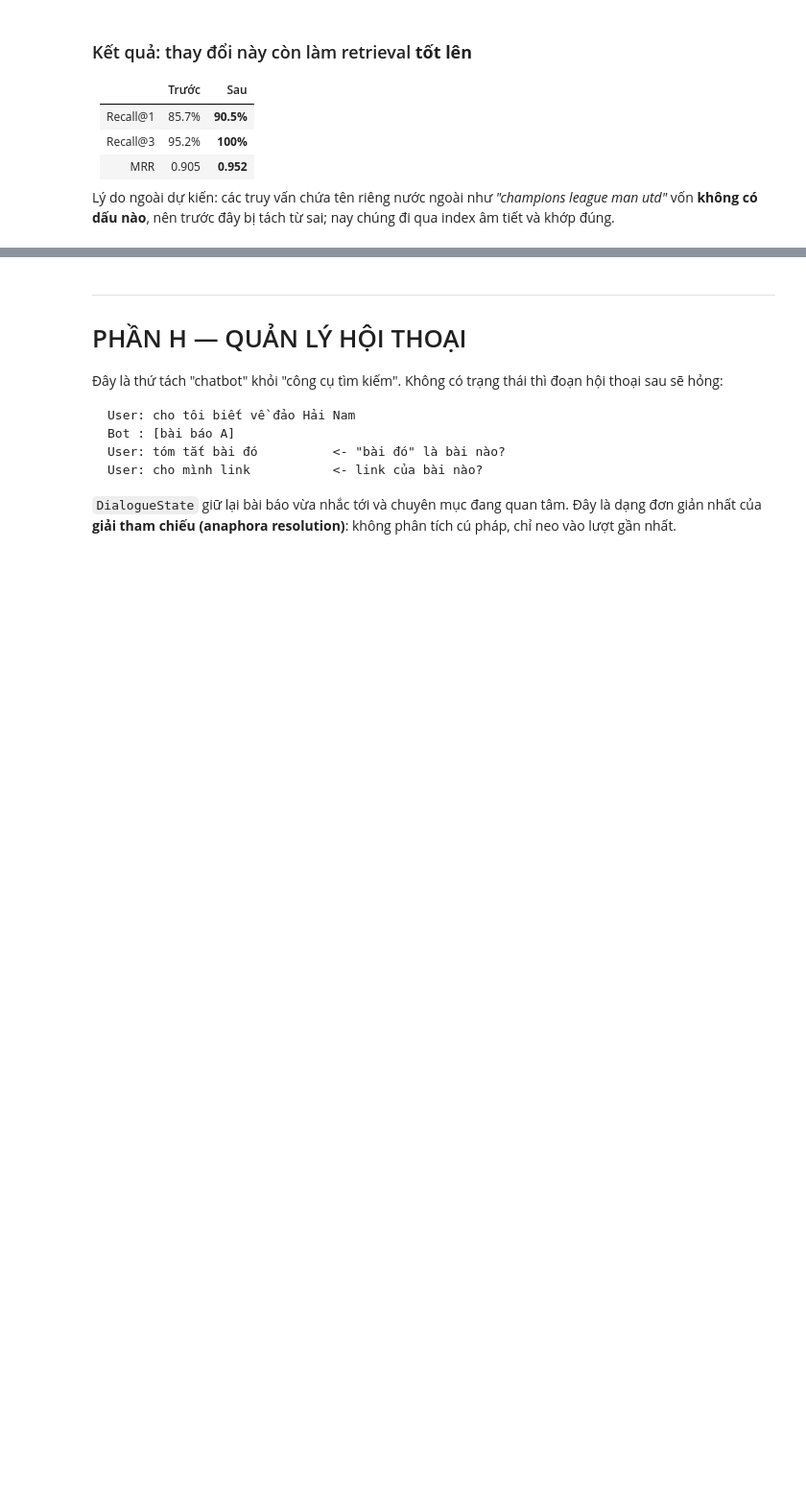
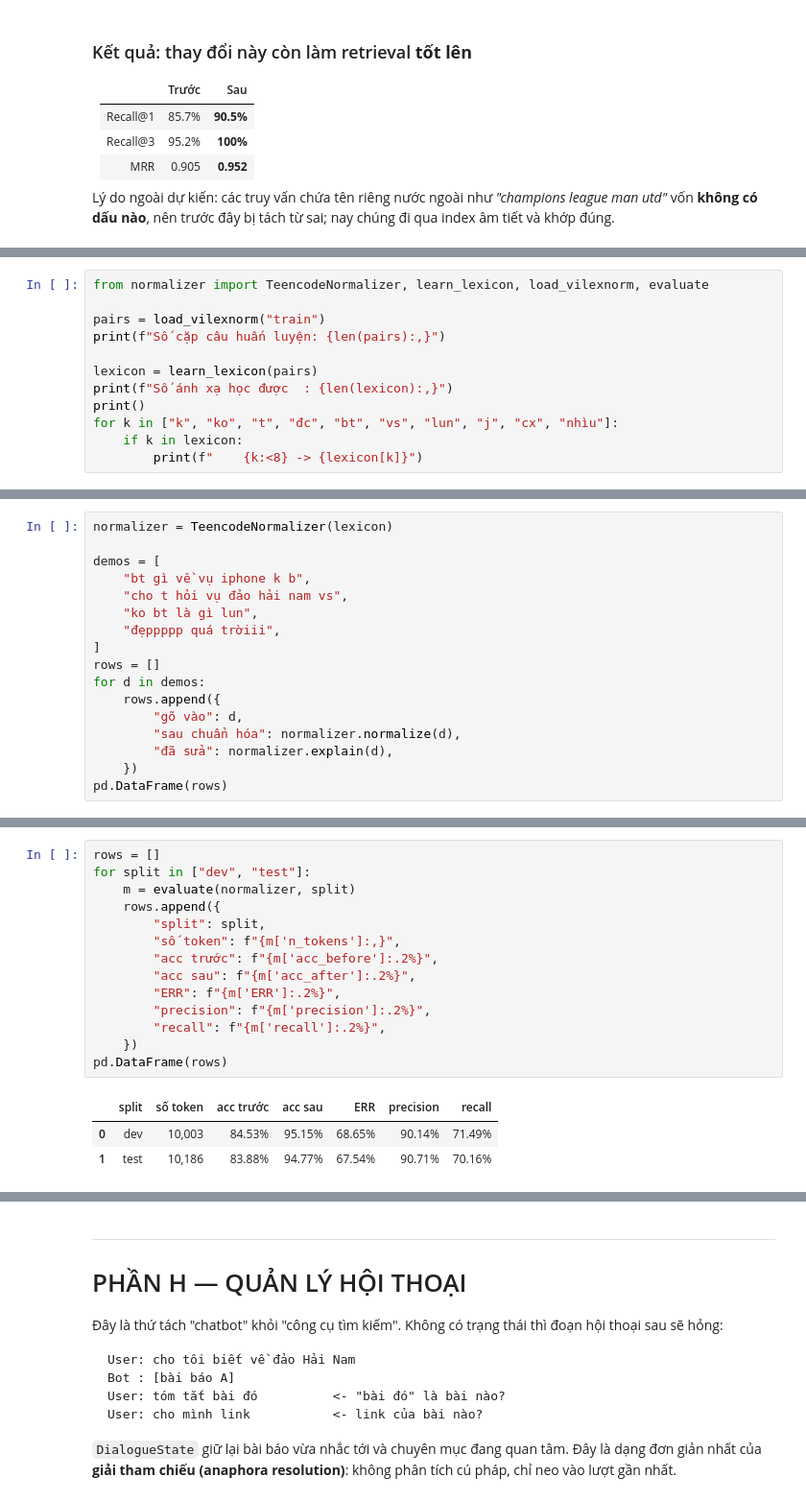
Before and after one commit to jessiicamaru/nlp-chat-bot, a Jupyter notebook: notebooks/FinalProject_Chatbot_23IT036.ipynb, the cells around one changed output, grey strips where cells are left out. Shown at 96% size. Drawn from its saved outputs; the diff is of its cells as text; blank space fills up the shorter version.

```diff
--- a/notebooks/FinalProject_Chatbot_23IT036.ipynb
+++ b/notebooks/FinalProject_Chatbot_23IT036.ipynb
@@ -624,0 +655,12 @@ sai; nay chúng đi qua index âm tiết và khớp đúng.
+# %%
+from normalizer import TeencodeNormalizer, learn_lexicon, load_vilexnorm, evaluate
+
+pairs = load_vilexnorm("train")
+print(f"Số cặp câu huấn luyện: {len(pairs):,}")
+
+lexicon = learn_lexicon(pairs)
+print(f"Số ánh xạ học được  : {len(lexicon):,}")
+print()
+for k in ["k", "ko", "t", "đc", "bt", "vs", "lun", "j", "cx", "nhìu"]:
+    if k in lexicon:
+        print(f"    {k:<8} -> {lexicon[k]}")
@@ -624,0 +681,17 @@ sai; nay chúng đi qua index âm tiết và khớp đúng.
+# %%
+normalizer = TeencodeNormalizer(lexicon)
+
+demos = [
+    "bt gì về vụ iphone k b",
+    "cho t hỏi vụ đảo hải nam vs",
+    "ko bt là gì lun",
+    "đẹppppp quá trờiii",
+]
+rows = []
+for d in demos:
+    rows.append({
+        "gõ vào": d,
+        "sau chuẩn hóa": normalizer.normalize(d),
+        "đã sửa": normalizer.explain(d),
+    })
+pd.DataFrame(rows)
@@ -624,0 +712,18 @@ sai; nay chúng đi qua index âm tiết và khớp đúng.
+# %%
+rows = []
+for split in ["dev", "test"]:
+    m = evaluate(normalizer, split)
+    rows.append({
+        "split": split,
+        "số token": f"{m['n_tokens']:,}",
+        "acc trước": f"{m['acc_before']:.2%}",
+        "acc sau": f"{m['acc_after']:.2%}",
+        "ERR": f"{m['ERR']:.2%}",
+        "precision": f"{m['precision']:.2%}",
+        "recall": f"{m['recall']:.2%}",
+    })
+pd.DataFrame(rows)
+# %% [output]
+|  | split | số token | acc trước | acc sau | ERR | precision | recall |
+| 0 | dev | 10,003 | 84.53% | 95.15% | 68.65% | 90.14% | 71.49% |
+| 1 | test | 10,186 | 83.88% | 94.77% | 67.54% | 90.71% | 70.16% |
```
Also changed, not shown: parts of 22 cells of this notebook, 5 other files.
